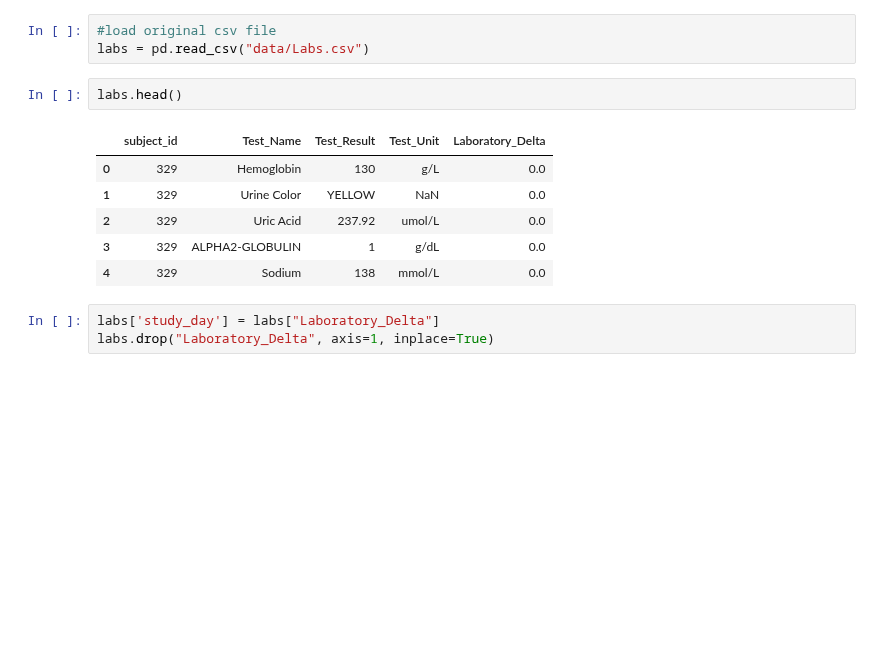
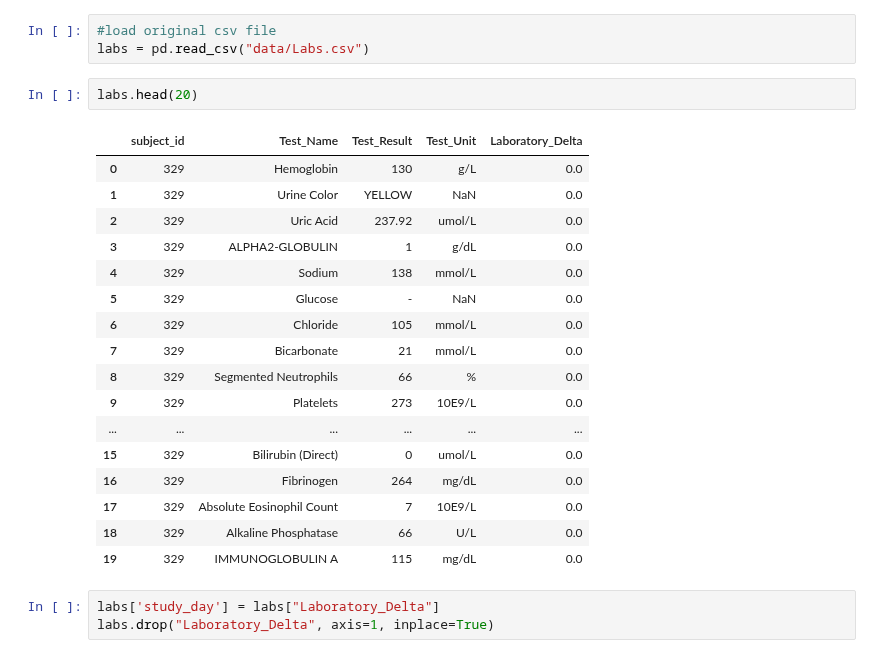
Before and after one commit to ttompk/als, a Jupyter notebook: labs.ipynb, the cells around one changed output. Saved outputs shown, nothing was run; the diff lists cells and outputs as text; blank space fills up the shorter version.

```diff
--- a/labs.ipynb
+++ b/labs.ipynb
@@ -19,14 +19,25 @@ def make_lower(val):
 #load original csv file
 labs = pd.read_csv("data/Labs.csv")
 # %%
-labs.head()
+labs.head(20)
 # %% [output]
 |  | subject_id | Test_Name | Test_Result | Test_Unit | Laboratory_Delta |
 | 0 | 329 | Hemoglobin | 130 | g/L | 0.0 |
 | 1 | 329 | Urine Color | YELLOW | NaN | 0.0 |
 | 2 | 329 | Uric Acid | 237.92 | umol/L | 0.0 |
 | 3 | 329 | ALPHA2-GLOBULIN | 1 | g/dL | 0.0 |
 | 4 | 329 | Sodium | 138 | mmol/L | 0.0 |
+| 5 | 329 | Glucose | - | NaN | 0.0 |
+| 6 | 329 | Chloride | 105 | mmol/L | 0.0 |
+| 7 | 329 | Bicarbonate | 21 | mmol/L | 0.0 |
+| 8 | 329 | Segmented Neutrophils | 66 | % | 0.0 |
+| 9 | 329 | Platelets | 273 | 10E9/L | 0.0 |
+| ... | ... | ... | ... | ... | ... |
+| 15 | 329 | Bilirubin (Direct) | 0 | umol/L | 0.0 |
+| 16 | 329 | Fibrinogen | 264 | mg/dL | 0.0 |
+| 17 | 329 | Absolute Eosinophil Count | 7 | 10E9/L | 0.0 |
+| 18 | 329 | Alkaline Phosphatase | 66 | U/L | 0.0 |
+| 19 | 329 | IMMUNOGLOBULIN A | 115 | mg/dL | 0.0 |
 # %%
 labs['study_day'] = labs["Laboratory_Delta"]
 labs.drop("Laboratory_Delta", axis=1, inplace=True)
```
Also changed, not shown: parts of 48 cells of this notebook, 1 other file.
